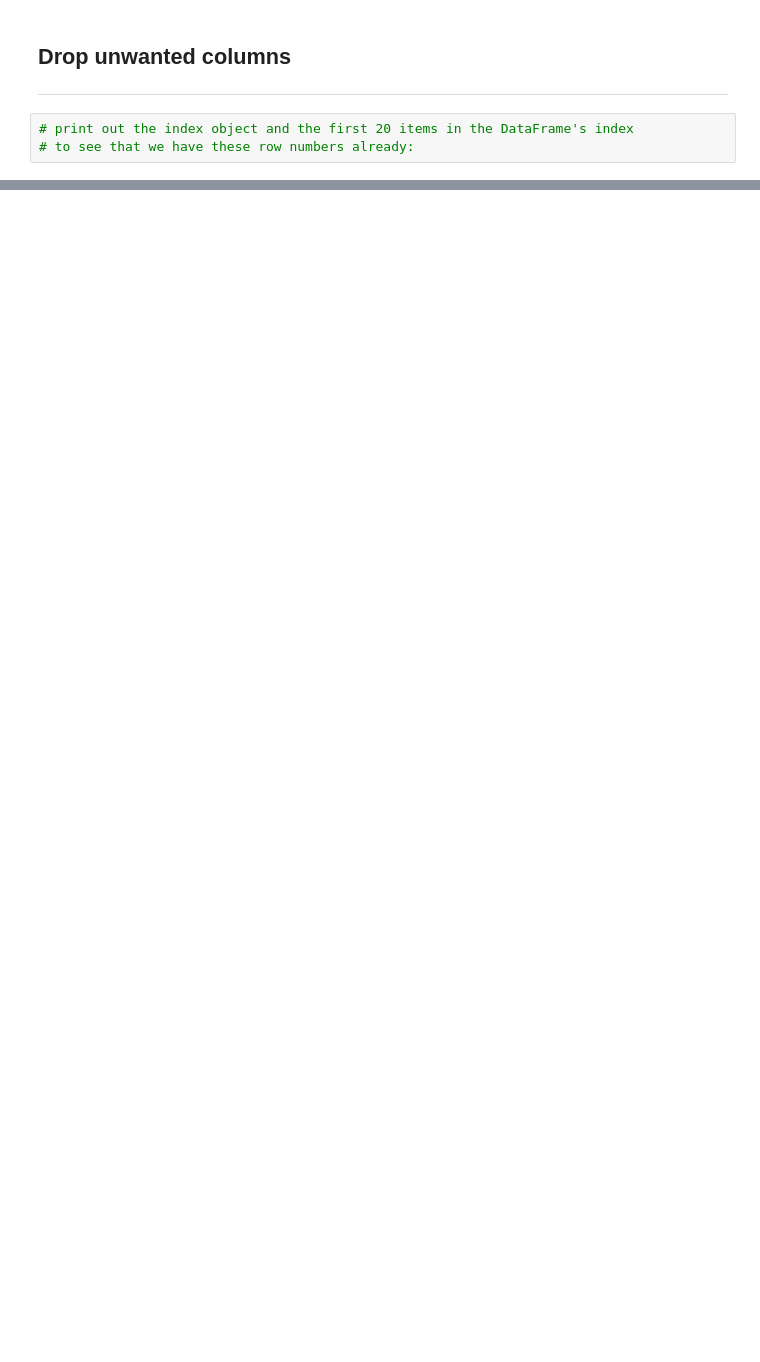
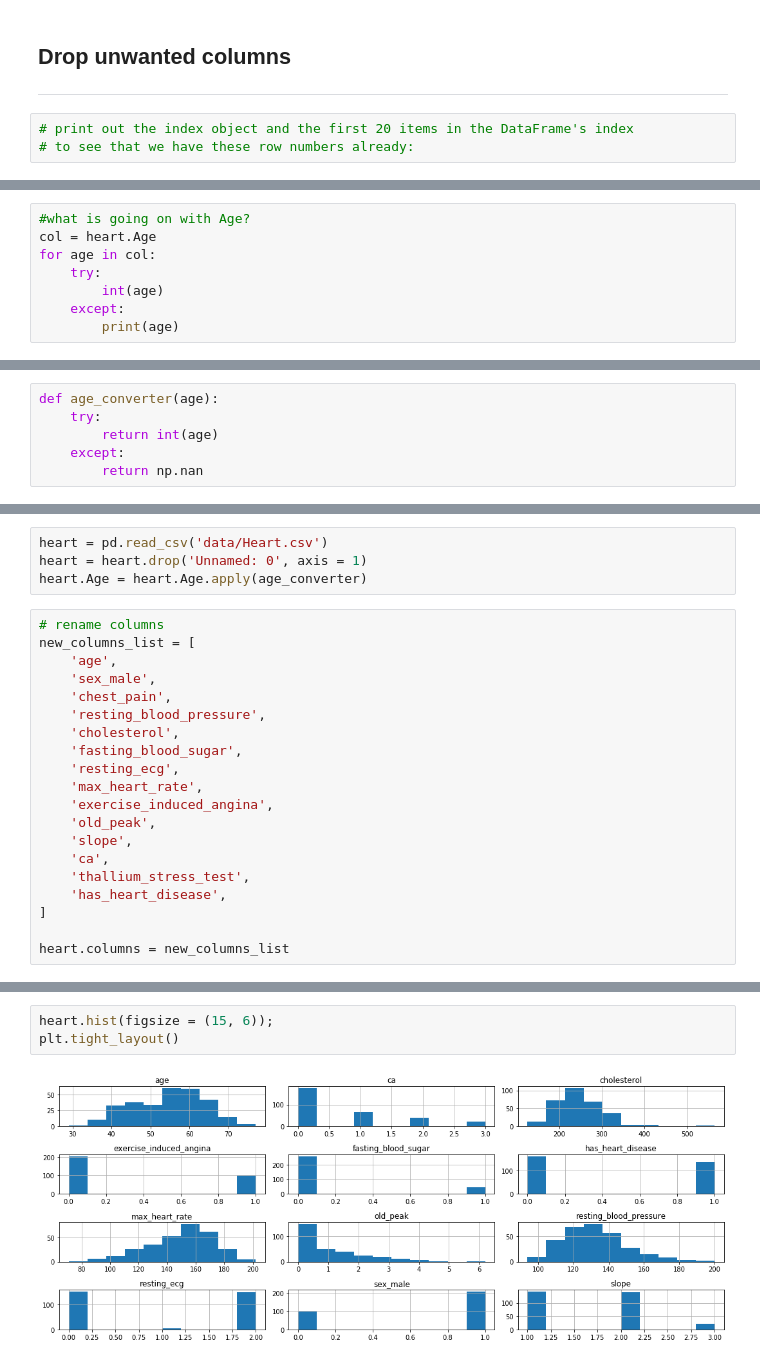
Before and after one commit to jfkoehler/nielsen, a Jupyter notebook: week_4/d2/01-eda-walkthrough.ipynb, the cells around one changed output, grey strips where cells are left out. Saved outputs shown, nothing was run; the diff lists cells and outputs as text; blank space fills up the shorter version.

```diff
--- a/week_4/d2/01-eda-walkthrough.ipynb
+++ b/week_4/d2/01-eda-walkthrough.ipynb
@@ -78,0 +90,8 @@ new_columns_list = [
+# %%
+#what is going on with Age?
+col = heart.Age
+for age in col:
+    try:
+        int(age)
+    except:
+        print(age)
@@ -78,0 +108,6 @@ new_columns_list = [
+# %%
+def age_converter(age):
+    try:
+        return int(age)
+    except:
+        return np.nan
@@ -78,0 +170,24 @@ new_columns_list = [
+# %%
+heart = pd.read_csv('data/Heart.csv')
+heart = heart.drop('Unnamed: 0', axis = 1)
+heart.Age = heart.Age.apply(age_converter)
+# %%
+# rename columns
+new_columns_list = [
+    'age',
+    'sex_male',
+    'chest_pain',
+    'resting_blood_pressure',
+    'cholesterol',
+    'fasting_blood_sugar',
+    'resting_ecg',
+    'max_heart_rate',
+    'exercise_induced_angina',
+    'old_peak',
+    'slope',
+    'ca',
+    'thallium_stress_test',
+    'has_heart_disease',
+]
+
+heart.columns = new_columns_list
@@ -78,0 +231,5 @@ new_columns_list = [
+# %%
+heart.hist(figsize = (15, 6));
+plt.tight_layout()
+# %% [output]
+[figure, added]
```
Also changed, not shown: parts of 39 cells of this notebook, 11 other files.
